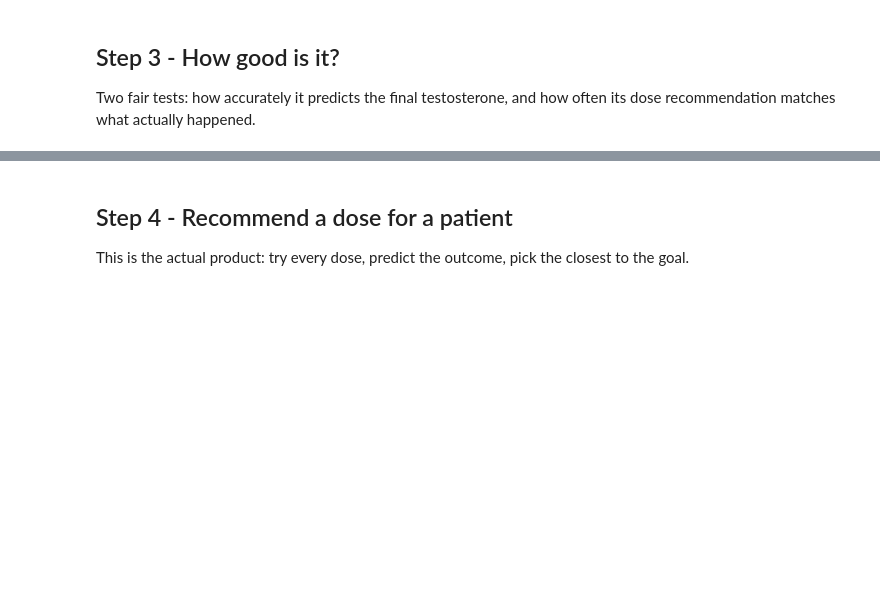
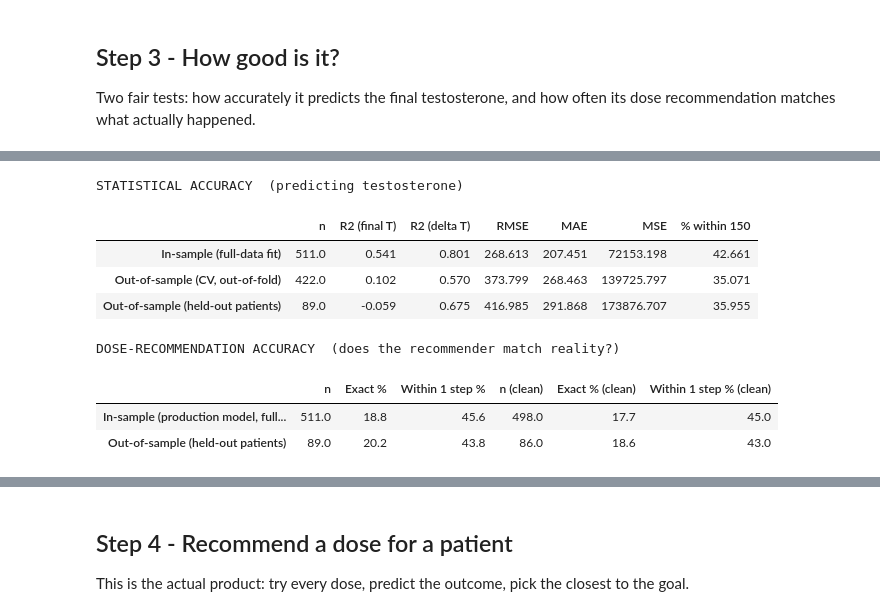
Before and after one commit to Atharv-R/Jatenzo-Dosing-Model, a Jupyter notebook: Model-Pipeline-Blueprint/notebooks/03_CatBoost_model.ipynb, the cells around one changed output, grey strips where cells are left out. Cells and saved outputs as stored; diff of their text form; code cells hidden in the pictures; blank space fills up the shorter version.

```diff
--- a/Model-Pipeline-Blueprint/notebooks/03_CatBoost_model.ipynb
+++ b/Model-Pipeline-Blueprint/notebooks/03_CatBoost_model.ipynb
@@ -115,3 +124,26 @@ DOSE RECOMMENDATION - within one step of what actually happened
+# %%
+# The team's standard scorecard (two tables). R2 (delta T) is the honest read - it scores
+# predicting the CHANGE in testosterone, which is what the model actually influences.
+import report as report_mod
+cfg_min = {"data": {"source": "file", "abt_path": os.path.join(REPO, "data", "abt.csv")},
+           "model": {"name": "outcome_t", "engine": ENGINE, "features": FEATURES,
+                     "hyperparameters": {"n_estimators": 400, "learning_rate": 0.05, "max_depth": 3}},
+           "experiment": {"seed": 42}}
+stat, rec = report_mod.build_report(cfg_min)
+print("STATISTICAL ACCURACY  (predicting testosterone)")
+display(stat.round(3))
+print("DOSE-RECOMMENDATION ACCURACY  (does the recommender match reality?)")
+display(rec.round(1))
+# %% [output]
+STATISTICAL ACCURACY  (predicting testosterone)
+|  | n | R2 (final T) | R2 (delta T) | RMSE | MAE | MSE | % within 150 |
+| In-sample (full-data fit) | 511.0 | 0.541 | 0.801 | 268.613 | 207.451 | 72153.198 | 42.661 |
+| Out-of-sample (CV, out-of-fold) | 422.0 | 0.102 | 0.570 | 373.799 | 268.463 | 139725.797 | 35.071 |
+| Out-of-sample (held-out patients) | 89.0 | -0.059 | 0.675 | 416.985 | 291.868 | 173876.707 | 35.955 |
+DOSE-RECOMMENDATION ACCURACY  (does the recommender match reality?)
+|  | n | Exact % | Within 1 step % | n (clean) | Exact % (clean) | Within 1 step % (clean) |
+| In-sample (production model, full... | 511.0 | 18.8 | 45.6 | 498.0 | 17.7 | 45.0 |
+| Out-of-sample (held-out patients) | 89.0 | 20.2 | 43.8 | 86.0 | 18.6 | 43.0 |
 # %%
 # Picture: predicted vs. actual final testosterone. Closer to the diagonal line = better.
 fig, ax = plt.subplots(figsize=(6, 6))
```
Also changed, not shown: parts of 8 cells of this notebook, 29 other files.
